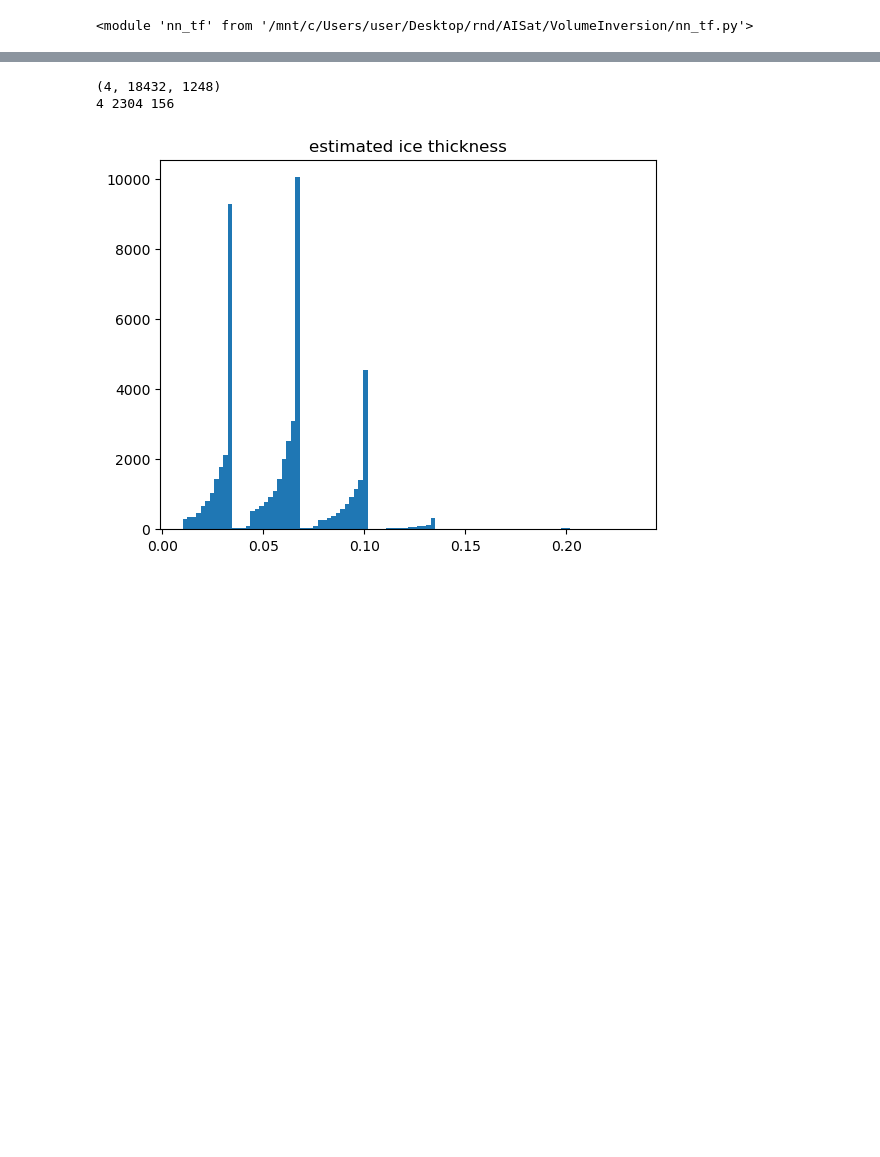
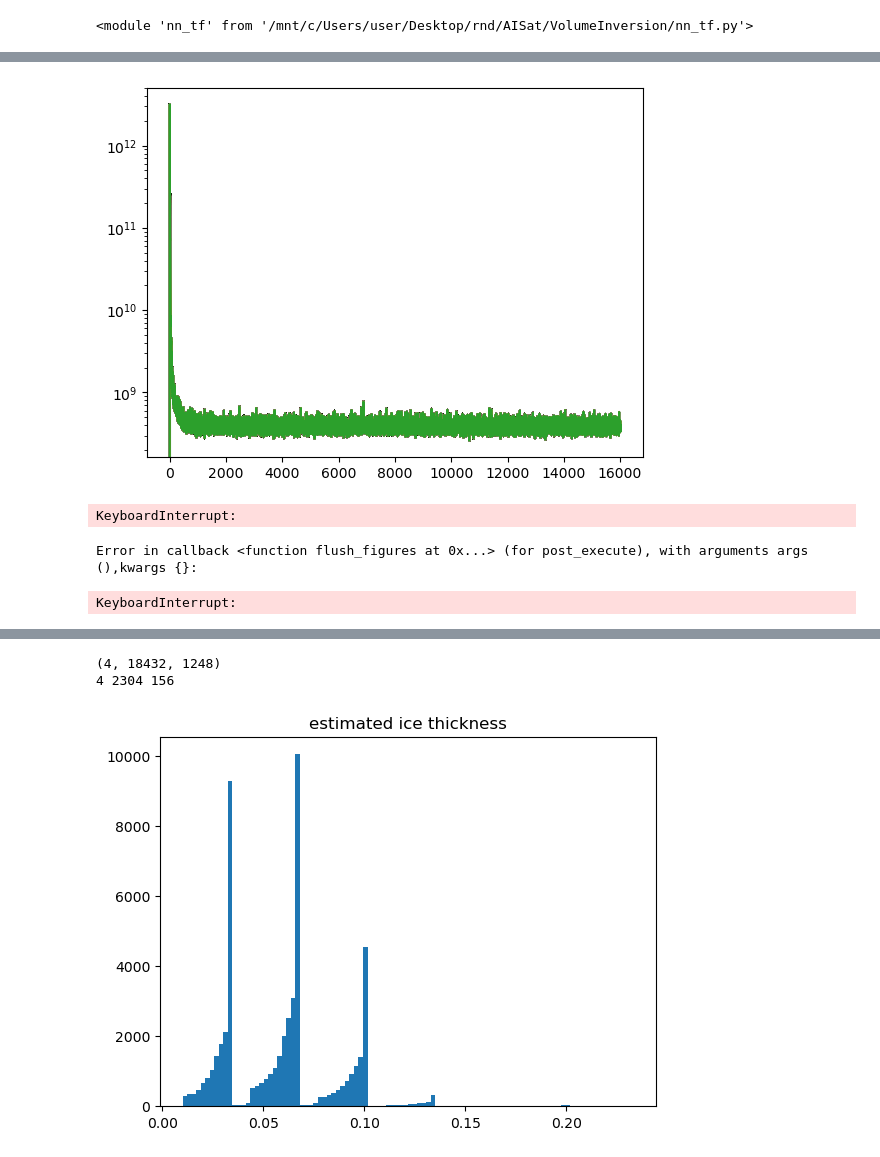
Before and after one commit to jw25-satgeo/VolumeInversion, a Jupyter notebook: Inference_CoreExplorer.ipynb, the cells around one changed output, grey strips where cells are left out. Cells and saved outputs as stored; diff of their text form; code cells hidden in the pictures; blank space fills up the shorter version.

```diff
--- a/Inference_CoreExplorer.ipynb
+++ b/Inference_CoreExplorer.ipynb
@@ -119,27 +74,44 @@ parameters: 949112
 # %%
 d_train, d_valid = feed[:-feed.shape[0]//10], feed[-feed.shape[0]//10:]
-# optimizer
-epochs, batch_size = 500, 1000
-loss_hist = [0]
-v_loss_hist = [0]
-#opt = torch.optim.AdamW(wrapper.parameters(), lr=0.02, fused=True)
-opt = torch.optim.AdamW(wrapper.parameters(), lr=0.005, fused=True)
-sched = torch.optim.lr_scheduler.ReduceLROnPlateau(opt, patience=20, factor=0.9)
+epochs, batch_size = 10, 50
+if True: # optimizer
+    loss_hist, v_loss_hist = [0], [0]
+    opt = torch.optim.AdamW([{'params': wrapper.net.parameters(), 'lr':0.0005, 'weight_decay': 1e-5},
+                             {'params': wrapper.schedf.parameters(), 'lr':0.01, 'weight_decay': 0}  ], amsgrad=True);
+    #opt = torch.optim.AdamW(wrapper.parameters(), lr=0.0005, weight_decay=0, amsgrad=True)
+    #sched = torch.optim.lr_scheduler.ReduceLROnPlateau(opt, patience=20, factor=0.9)
+    sched = torch.optim.lr_scheduler.LambdaLR(opt, lambda t: ())
+    # What do near-optimal learning rate schedules look like? (Naganuma et al. 2026) @ https://arxiv.org/html/2603.10301v2
 # iterated training
-t_loop = tqdm.tqdm(range(epochs))
-for i in t_loop:
-    d_perm = torch.randperm(d_train.shape[0])
-    for j in range(0, d_train.shape[0], batch_size):
-        opt.zero_grad()
-        s_train = d_train[d_perm[j:j+batch_size]]
-        s_valid = d_valid[np.random.choice(np.arange(d_valid.shape[0]), size=batch_size)]
-        loss    = wrapper.train(s_train)
-        v_loss  = wrapper.train(s_valid, do_backprop=False).detach()
-        opt.step()
-        sched.step(v_loss)
-        v_loss_hist.append(v_loss.item()); loss_hist.append(loss.detach().item())
-        t_loop.set_description(f'epoch {i} - lr : {opt.param_groups[0]['lr']} - loss : {loss_hist[-1]}')
-print(loss)
+#with torch.autograd.set_detect_anomaly(True):
+from IPython import display
+fig, ax = plt.subplots(); ax.set_yscale('log')
+dh = display.display(fig, display_id=True)
+last, display_interval = 0, 3
+if True:
+    t_loop = tqdm.tqdm(range(epochs))
+    for i in t_loop:
+        d_perm = torch.randperm(d_train.shape[0])
+        for j in range(0, d_train.shape[0], batch_size):
+            # batch
+            s_train = d_train[d_perm[j:j+batch_size]]
+            s_valid = d_valid[np.random.choice(np.arange(d_valid.shape[0]), size=batch_size)]
+            # train
+            opt.zero_grad()
+            loss    = wrapper.train_parallel_channels(s_train)
+            v_loss  = wrapper.train_parallel_channels(s_valid, do_backprop=False).detach()
+            opt.step(); sched.step(v_loss)
+            # display
+            v_loss_hist.append(v_loss.item()); loss_hist.append(loss.detach().item())
+            if time.perf_counter() > last + display_interval:
+                t_loop.set_description(f'epoch {i} - lr : {opt.param_groups[0]['lr']} - loss : {loss_hist[-1]}')
+                ax.plot(loss_hist); dh.update(fig); last = time.perf_counter()
+    print(loss)
+# %% [output]
+[figure, added]
+KeyboardInterrupt:
+Error in callback <function flush_figures at 0x...> (for post_execute), with arguments args (),kwargs {}:
+KeyboardInterrupt:
 # %%
 _st = 5
 plt.plot(loss_hist[_st:]); plt.plot(v_loss_hist[_st:])
```
Also changed, not shown: parts of 8 cells of this notebook, 17 other files.
